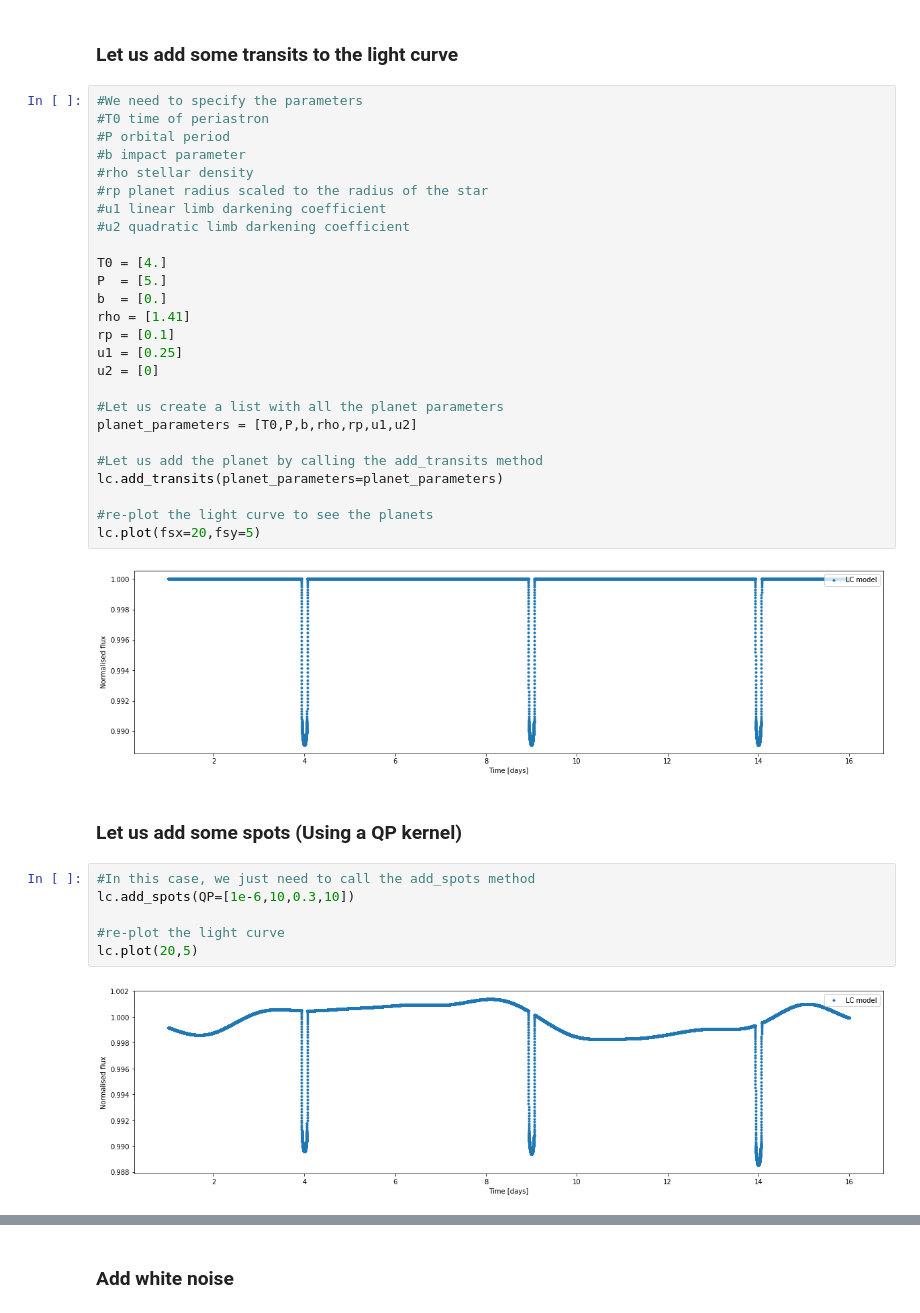
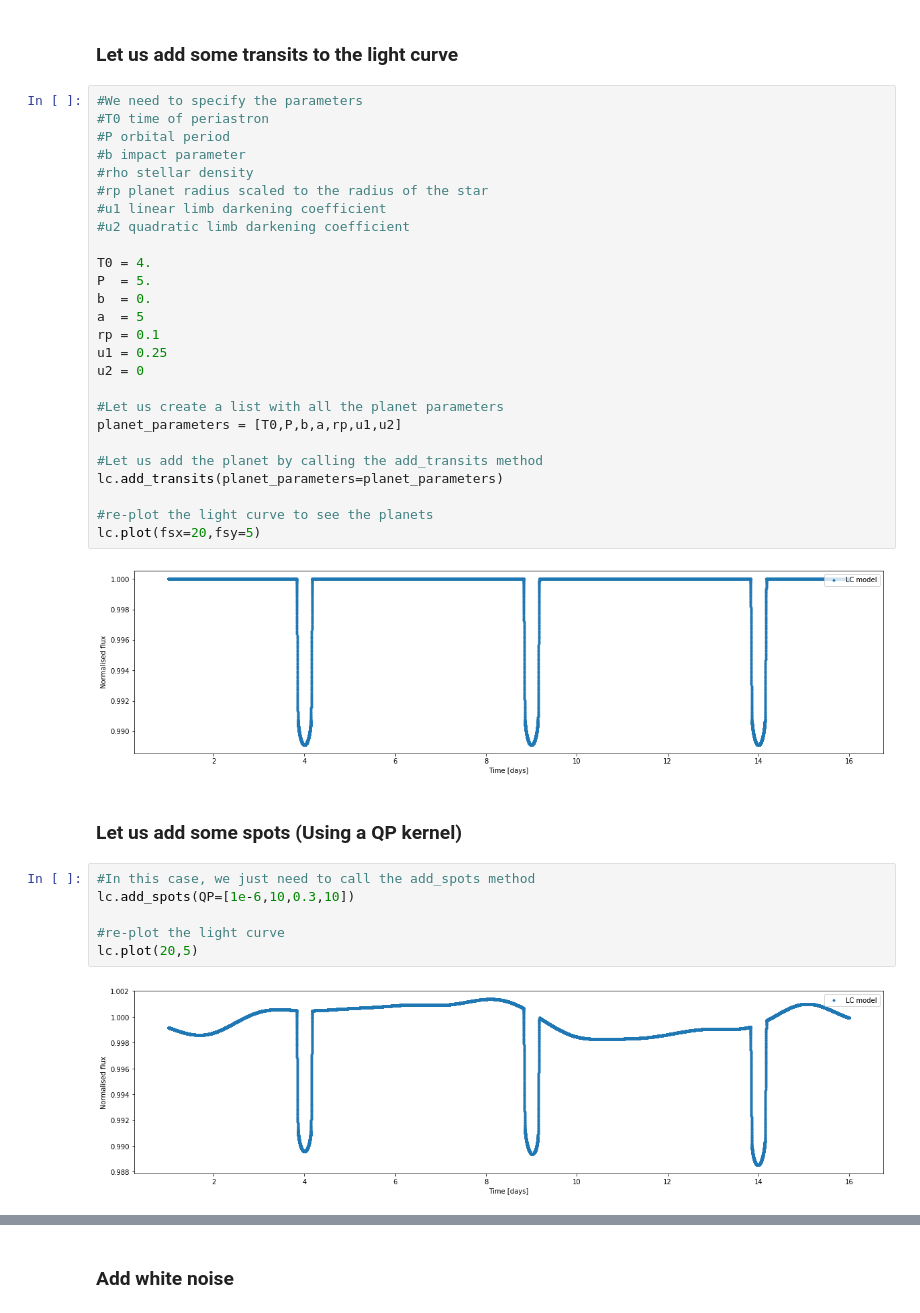
Before and after one commit to oscaribv/citlalicue, a Jupyter notebook: example_light_curves.ipynb, the cells around one changed output, grey strips where cells are left out. Drawn from its saved outputs; the diff is of its cells as text.

```diff
--- a/example_light_curves.ipynb
+++ b/example_light_curves.ipynb
@@ -44,31 +43,31 @@ lc.plot(fsx=20,fsy=5)
 # %%
 #We need to specify the parameters
 #T0 time of periastron
 #P orbital period
 #b impact parameter
 #rho stellar density
 #rp planet radius scaled to the radius of the star
 #u1 linear limb darkening coefficient
 #u2 quadratic limb darkening coefficient
 
-T0 = [4.]
-P  = [5.]
-b  = [0.]
-rho = [1.41]
-rp = [0.1]
-u1 = [0.25]
-u2 = [0]
+T0 = 4.
+P  = 5.
+b  = 0.
+a  = 5
+rp = 0.1
+u1 = 0.25
+u2 = 0
 
 #Let us create a list with all the planet parameters
-planet_parameters = [T0,P,b,rho,rp,u1,u2]
+planet_parameters = [T0,P,b,a,rp,u1,u2]
 
 #Let us add the planet by calling the add_transits method
 lc.add_transits(planet_parameters=planet_parameters)
 
 #re-plot the light curve to see the planets
 lc.plot(fsx=20,fsy=5)
 # %% [output]
-[figure, old version]
+[figure, new version]
 # %% [markdown]
 ### Let us add some spots (Using a QP kernel)
 # %%
@@ -78,4 +77,4 @@ lc.add_spots(QP=[1e-6,10,0.3,10])
 #re-plot the light curve
 lc.plot(20,5)
 # %% [output]
-[figure, old version]
+[figure, new version]
```
Also changed, not shown: parts of 4 cells of this notebook, 1 other file.
